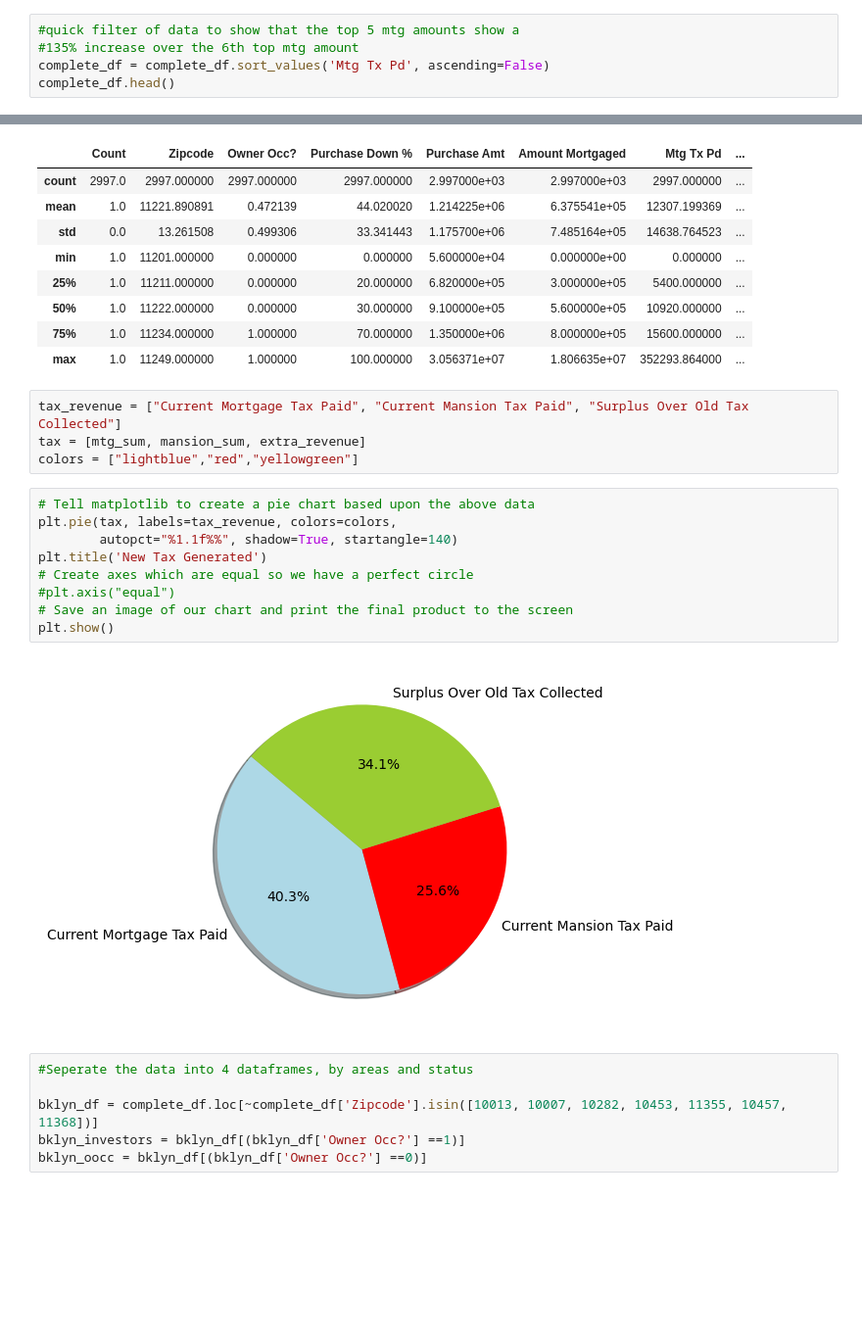
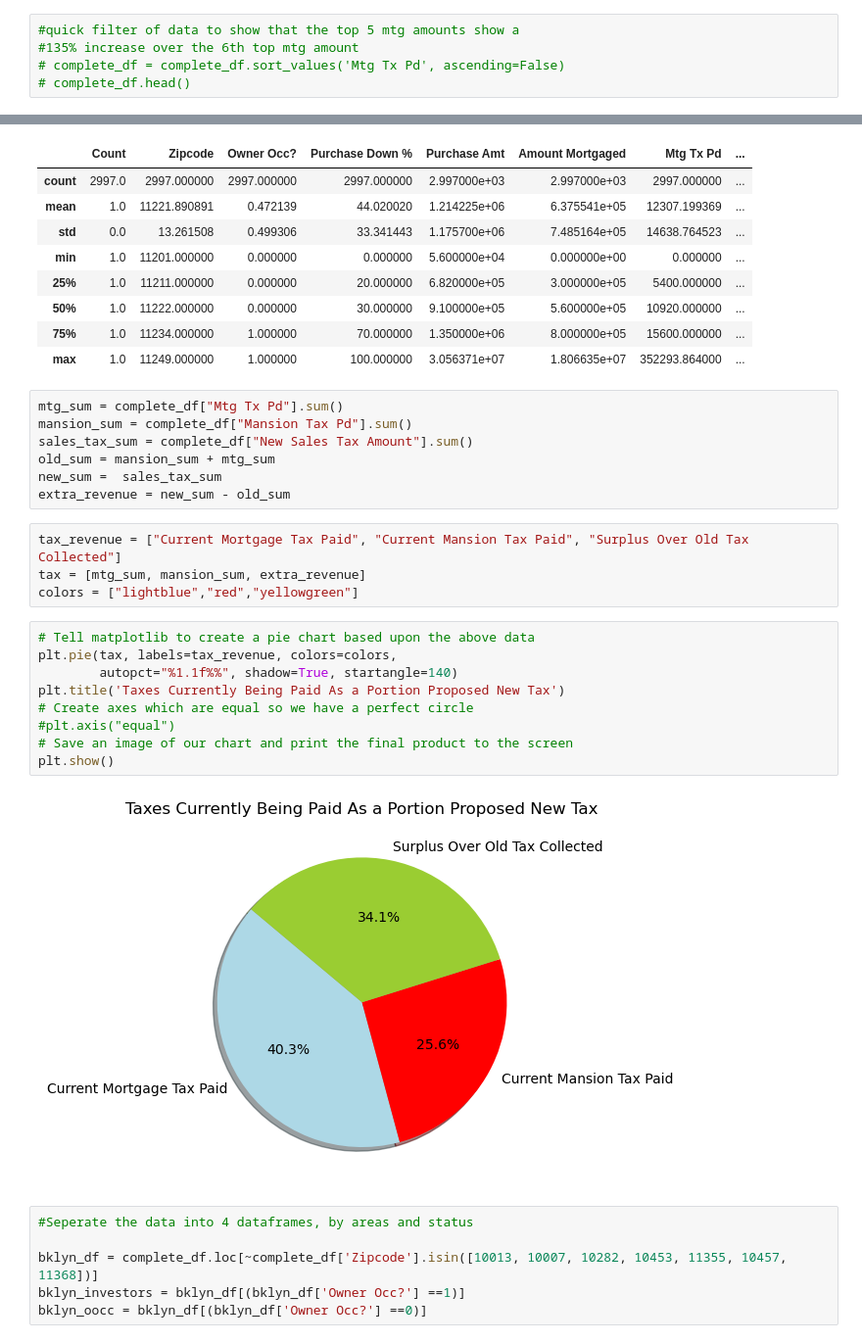
Before and after one commit to Kat-McEldowney/Group_project_1, a Jupyter notebook: visulasions_in_progress.ipynb, the cells around one changed output, grey strips where cells are left out. Shown: that part at 98% size. Drawn from its saved outputs; the diff is of its cells as text; blank space fills up the shorter version.

Commit message:
Visuals for Kat

```diff
--- a/visulasions_in_progress.ipynb
+++ b/visulasions_in_progress.ipynb
@@ -39,5 +39,5 @@ Index(['Count', 'Zipcode', 'Type', 'Owner Occ?', 'Purchase Down %',
 # %%
 #quick filter of data to show that the top 5 mtg amounts show a
 #135% increase over the 6th top mtg amount
-complete_df = complete_df.sort_values('Mtg Tx Pd', ascending=False)
-complete_df.head()
+# complete_df = complete_df.sort_values('Mtg Tx Pd', ascending=False)
+# complete_df.head()
@@ -133,21 +126,28 @@ complete_df.describe()
 | 50% | 1.0 | 11222.000000 | 0.000000 | 30.000000 | 9.100000e+05 | 5.600000e+05 | 10920.000000 | ... |
 | 75% | 1.0 | 11234.000000 | 1.000000 | 70.000000 | 1.350000e+06 | 8.000000e+05 | 15600.000000 | ... |
 | max | 1.0 | 11249.000000 | 1.000000 | 100.000000 | 3.056371e+07 | 1.806635e+07 | 352293.864000 | ... |
-# %%
-tax_revenue = ["Current Mortgage Tax Paid", "Current Mansion Tax Paid", "Surplus Over Old Tax Collected"]
-tax = [mtg_sum, mansion_sum, extra_revenue]
-colors = ["lightblue","red","yellowgreen"]
-# %%
-# Tell matplotlib to create a pie chart based upon the above data
-plt.pie(tax, labels=tax_revenue, colors=colors,
-        autopct="%1.1f%%", shadow=True, startangle=140)
-plt.title('New Tax Generated')
-# Create axes which are equal so we have a perfect circle
-#plt.axis("equal")
-# Save an image of our chart and print the final product to the screen
-plt.show()
-# %% [output]
-[figure, removed]
+# %%
+mtg_sum = complete_df["Mtg Tx Pd"].sum()
+mansion_sum = complete_df["Mansion Tax Pd"].sum()
+sales_tax_sum = complete_df["New Sales Tax Amount"].sum()
+old_sum = mansion_sum + mtg_sum
+new_sum =  sales_tax_sum
+extra_revenue = new_sum - old_sum
+# %%
+tax_revenue = ["Current Mortgage Tax Paid", "Current Mansion Tax Paid", "Surplus Over Old Tax Collected"]
+tax = [mtg_sum, mansion_sum, extra_revenue]
+colors = ["lightblue","red","yellowgreen"]
+# %%
+# Tell matplotlib to create a pie chart based upon the above data
+plt.pie(tax, labels=tax_revenue, colors=colors,
+        autopct="%1.1f%%", shadow=True, startangle=140)
+plt.title('Taxes Currently Being Paid As a Portion Proposed New Tax')
+# Create axes which are equal so we have a perfect circle
+#plt.axis("equal")
+# Save an image of our chart and print the final product to the screen
+plt.show()
+# %% [output]
+[figure, added]
 # %%
 #Seperate the data into 4 dataframes, by areas and status
 
```
Also changed, not shown: parts of 79 cells of this notebook.
